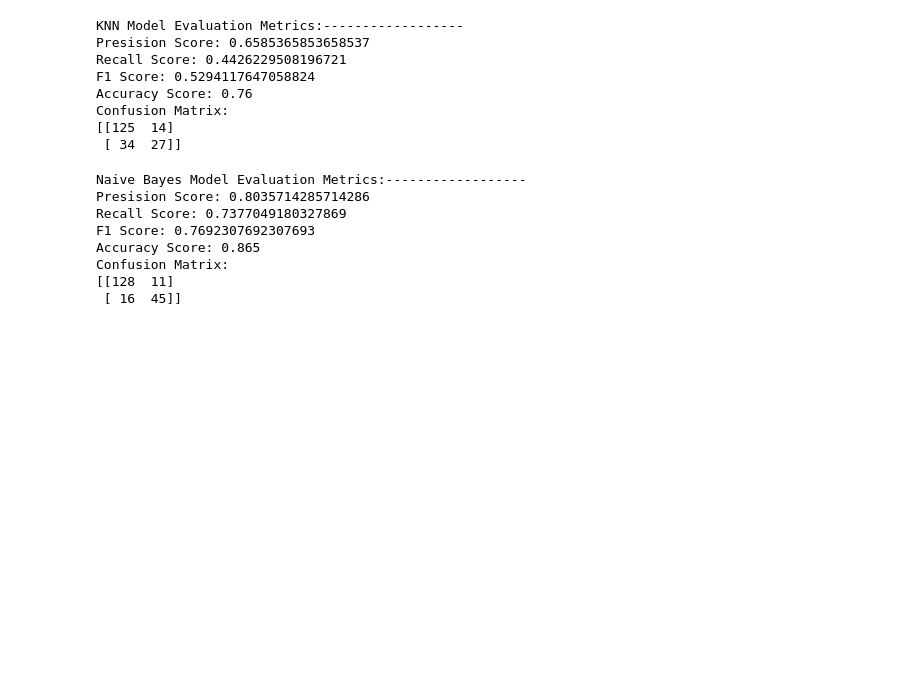
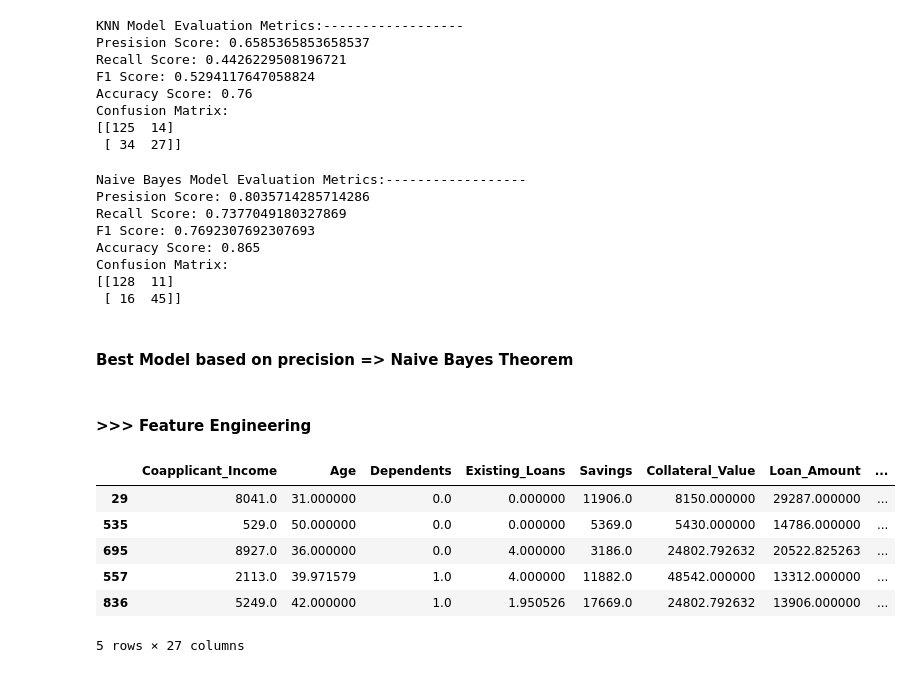
Before and after one commit to JitendraSingh1435/Credit-wise-Loan-Approval-System, a Jupyter notebook: loan approval system.ipynb, the cells around one changed output. Saved outputs shown, nothing was run; the diff lists cells and outputs as text; code cells hidden in the pictures; blank space fills up the shorter version.

Commit message:
Done some feature engineering on (DTI_Ratio) and (Credit_Score_q) features. Now after this we will again do model tarining of all three models - Logistic Regression, KNN, and Naive Bayes theorem.

```diff
--- a/loan approval system.ipynb
+++ b/loan approval system.ipynb
@@ -503,3 +503,38 @@ Accuracy Score: 0.865
 Confusion Matrix:
 [[128  11]
  [ 16  45]]
+# %% [markdown]
+#### Best Model based on precision => Naive Bayes Theorem
+# %% [markdown]
+####  >>> Feature Engineering
+# %%
+# Feature Engineering
+
+from sklearn.model_selection import train_test_split
+
+data["DTI_Ratio_sq"] = data["DTI_Ratio"] ** 2
+data["Credit_Score_sq"] = data["Credit_Score"] ** 2
+
+data["Applicant_Income_log"] = np.log1p(data["Applicant_Income"])
+
+X = data.drop(columns=["Loan_Approved", "Credit_Score","DTI_Ratio","Applicant_Income"])
+y = data["Loan_Approved"]
+
+# Train Test split
+X_train, X_test, y_train, y_test = train_test_split(X, y, test_size = 0.2, random_state=42)
+
+#Scaling
+scaler = StandardScaler()
+
+X_train_scaled = scaler.fit_transform(X_train)
+X_test_scaled = scaler.transform(X_test)
+# %%
+X_train.head()
+# %% [output]
+|  | Coapplicant_Income | Age | Dependents | Existing_Loans | Savings | Collateral_Value | Loan_Amount | ... |
+| 29 | 8041.0 | 31.000000 | 0.0 | 0.000000 | 11906.0 | 8150.000000 | 29287.000000 | ... |
+| 535 | 529.0 | 50.000000 | 0.0 | 0.000000 | 5369.0 | 5430.000000 | 14786.000000 | ... |
+| 695 | 8927.0 | 36.000000 | 0.0 | 4.000000 | 3186.0 | 24802.792632 | 20522.825263 | ... |
+| 557 | 2113.0 | 39.971579 | 1.0 | 4.000000 | 11882.0 | 48542.000000 | 13312.000000 | ... |
+| 836 | 5249.0 | 42.000000 | 1.0 | 1.950526 | 17669.0 | 24802.792632 | 13906.000000 | ... |
+5 rows × 27 columns
```
